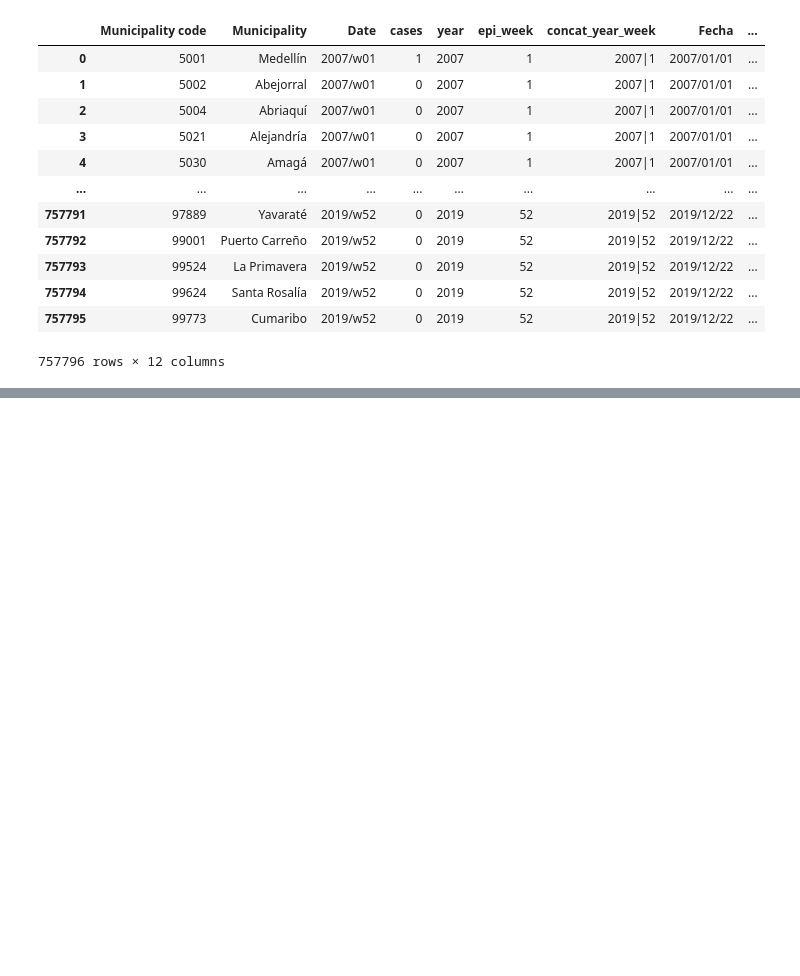
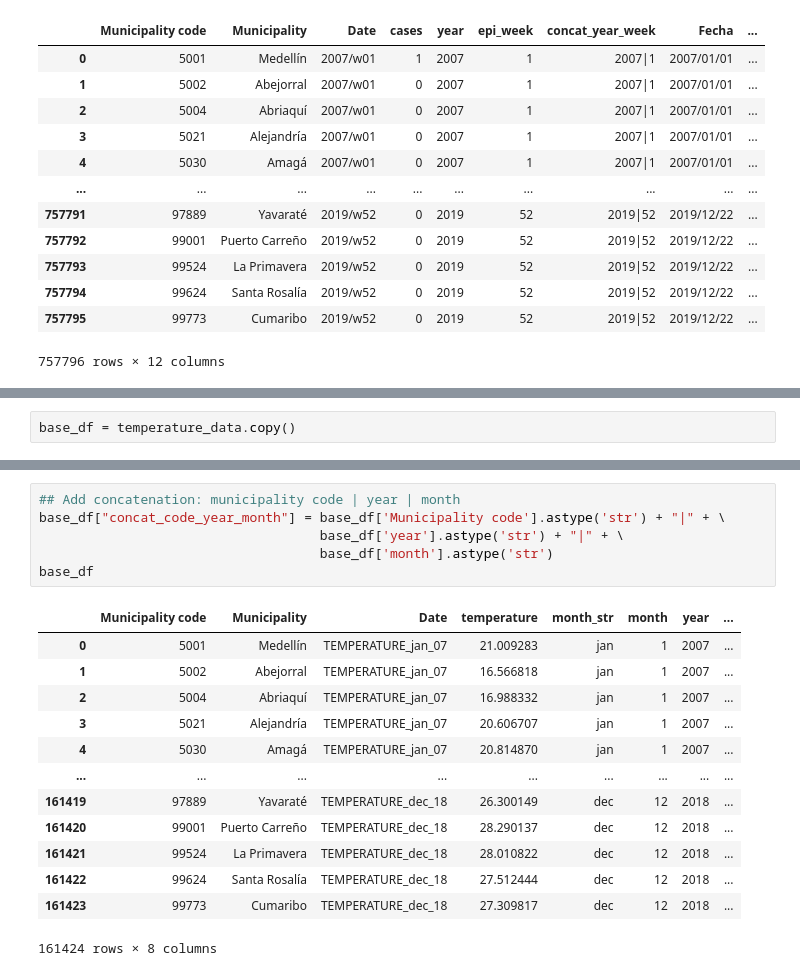
Before and after one commit to cposada8/dataton_make_health, a Jupyter notebook: EDA/Generar_data_colombia.ipynb, the cells around one changed output, grey strips where cells are left out. Drawn from its saved outputs; the diff is of its cells as text; blank space fills up the shorter version.

Commit message:
se agrega el notebook y la data completa de colombia

```diff
--- a/EDA/Generar_data_colombia.ipynb
+++ b/EDA/Generar_data_colombia.ipynb
@@ -947,0 +959,2 @@ Name: cases, Length: 174876, dtype: int64
+# %%
+base_df = temperature_data.copy()
@@ -947,0 +977,20 @@ Name: cases, Length: 174876, dtype: int64
+# %%
+## Add concatenation: municipality code | year | month
+base_df["concat_code_year_month"] = base_df['Municipality code'].astype('str') + "|" + \
+                                    base_df['year'].astype('str') + "|" + \
+                                    base_df['month'].astype('str')
+base_df
+# %% [output]
+|  | Municipality code | Municipality | Date | temperature | month_str | month | year | ... |
+| 0 | 5001 | Medellín | TEMPERATURE_jan_07 | 21.009283 | jan | 1 | 2007 | ... |
+| 1 | 5002 | Abejorral | TEMPERATURE_jan_07 | 16.566818 | jan | 1 | 2007 | ... |
+| 2 | 5004 | Abriaquí | TEMPERATURE_jan_07 | 16.988332 | jan | 1 | 2007 | ... |
+| 3 | 5021 | Alejandría | TEMPERATURE_jan_07 | 20.606707 | jan | 1 | 2007 | ... |
+| 4 | 5030 | Amagá | TEMPERATURE_jan_07 | 20.814870 | jan | 1 | 2007 | ... |
+| ... | ... | ... | ... | ... | ... | ... | ... | ... |
+| 161419 | 97889 | Yavaraté | TEMPERATURE_dec_18 | 26.300149 | dec | 12 | 2018 | ... |
+| 161420 | 99001 | Puerto Carreño | TEMPERATURE_dec_18 | 28.290137 | dec | 12 | 2018 | ... |
+| 161421 | 99524 | La Primavera | TEMPERATURE_dec_18 | 28.010822 | dec | 12 | 2018 | ... |
+| 161422 | 99624 | Santa Rosalía | TEMPERATURE_dec_18 | 27.512444 | dec | 12 | 2018 | ... |
+| 161423 | 99773 | Cumaribo | TEMPERATURE_dec_18 | 27.309817 | dec | 12 | 2018 | ... |
+161424 rows × 8 columns
```
Also changed, not shown: parts of 26 cells of this notebook, 2 other files.
